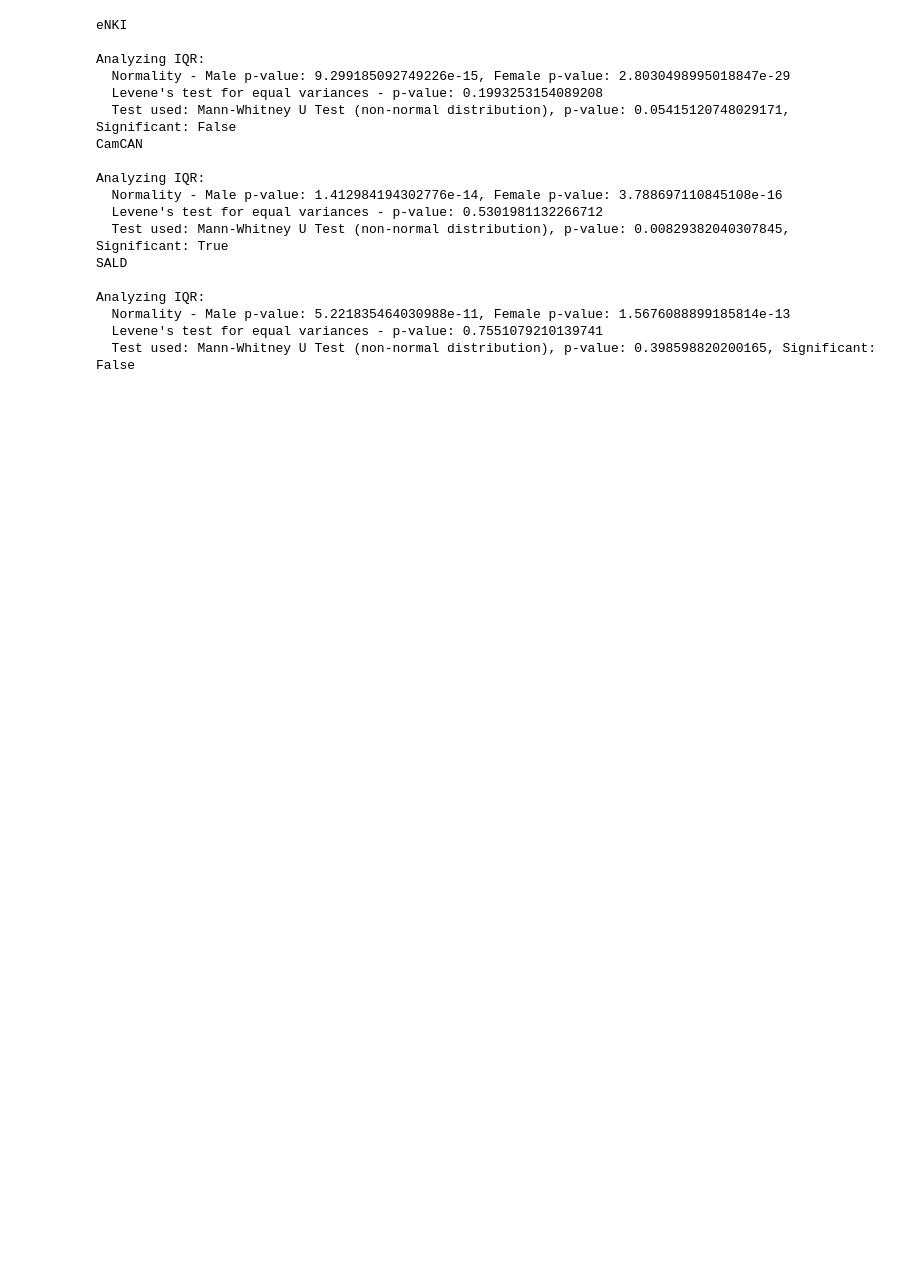
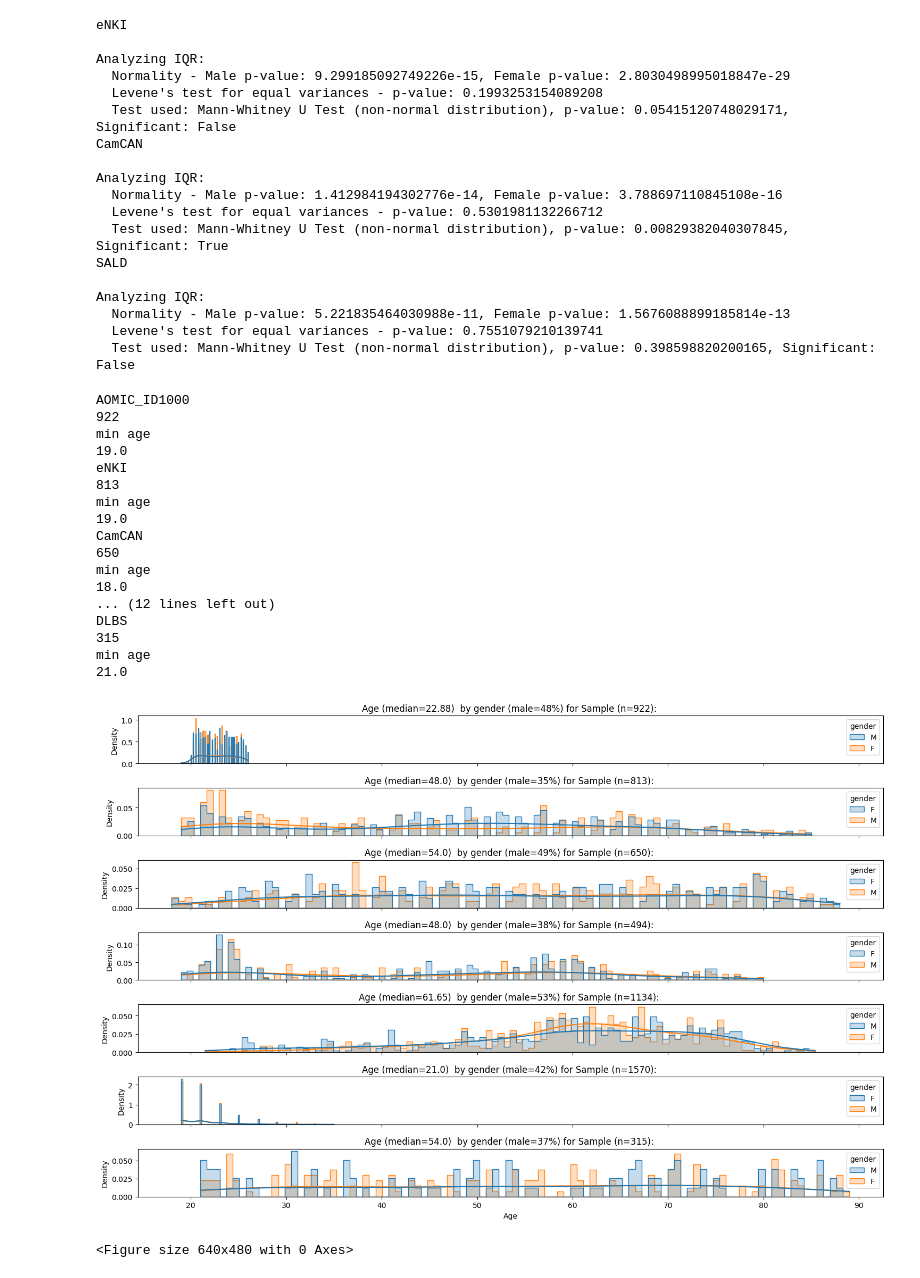
Before and after one commit to N-Nieto/QC, a Jupyter notebook: code/plots/whole_data_QC_distribution.ipynb, the cells around one changed output. Drawn from its saved outputs; the diff is of its cells as text; code cells hidden in the pictures; blank space fills up the shorter version.

```diff
--- a/code/plots/whole_data_QC_distribution.ipynb
+++ b/code/plots/whole_data_QC_distribution.ipynb
@@ -162,3 +223,58 @@ Analyzing IQR:
   Normality - Male p-value: 5.221835464030988e-11, Female p-value: 1.5676088899185814e-13
   Levene's test for equal variances - p-value: 0.7551079210139741
   Test used: Mann-Whitney U Test (non-normal distribution), p-value: 0.398598820200165, Significant: False
+# %%
+import pandas as pd
+import matplotlib.pyplot as plt
+import seaborn as sbn
+import scipy.stats as stats
+
+sites = ["1000Brains", "SALD", "eNKI", "CamCAN","AOMIC_ID1000", ]
+sites = [ "AOMIC_ID1000","eNKI","CamCAN", "SALD","1000Brains" ]
+sites = [ "AOMIC_ID1000","eNKI","CamCAN", "SALD","1000Brains", "GSP", "DLBS" ]
+
+data_dir = "../../data/"
+
+# %%
+# Main loop
+fig, axes = plt.subplots(len(sites), 1, figsize=(15, 10), sharex=True)
+for i, site in enumerate(sites):
+    Y_data = pd.read_csv(data_dir + "Y_" + site + ".csv").dropna()
+    print(site)
+    print(len(Y_data))
+
+    male_proportion = Y_data["gender"].value_counts(normalize=True).get('M', 0) * 100
+
+    print("min age")
+    print(Y_data["age"].min())
+    sbn.histplot(Y_data, x='age', hue='gender', kde=True, element='step', stat="density", common_norm=False, bins=100, ax=axes[i])
+    axes[i].set_title(f'Age (median={round(Y_data["age"].median(),2)})  by gender (male={round(male_proportion)}%) for Sample (n={len(Y_data)}): ')
+    axes[i].set_xlabel('Age')
+    axes[i].set_ylabel('Density')
+plt.tight_layout()
+plt.show()
+
+
+
+plt.tight_layout()
+plt.show()
+# %% [output]
+AOMIC_ID1000
+922
+min age
+19.0
+eNKI
+813
+min age
+19.0
+CamCAN
+650
+min age
+18.0
+... (12 lines left out)
+DLBS
+315
+min age
+21.0
+[figure, added]
+<Figure size 640x480 with 0 Axes>
```
Also changed, not shown: parts of 2 cells of this notebook, 5 other files.
